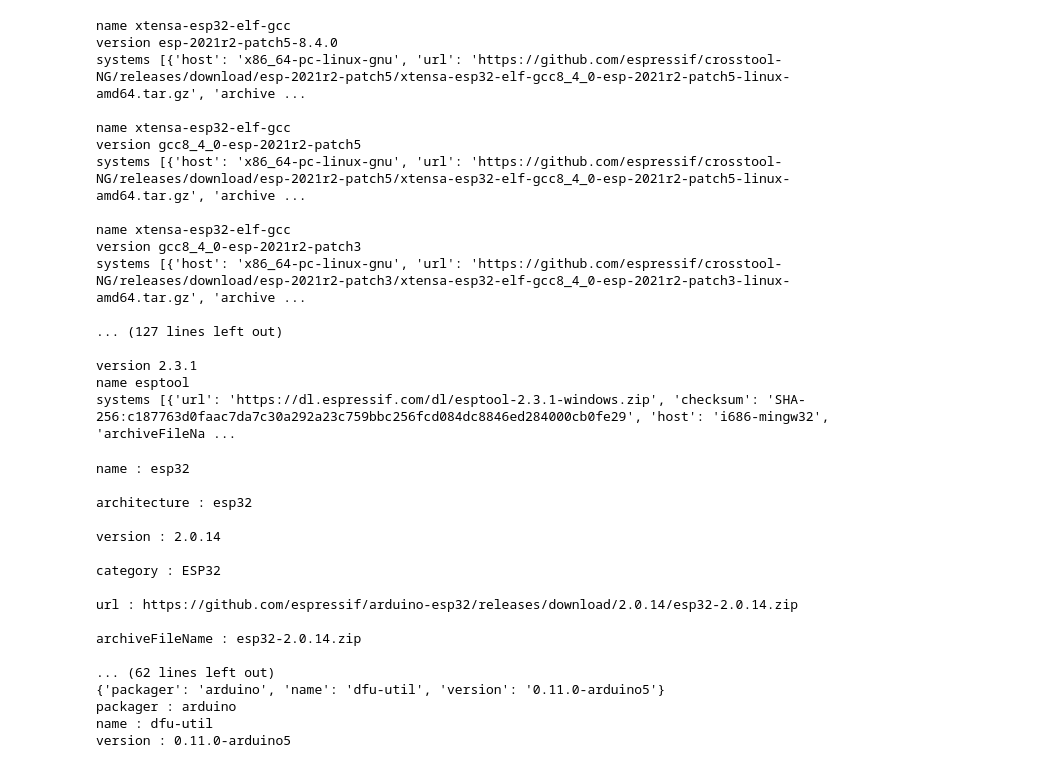
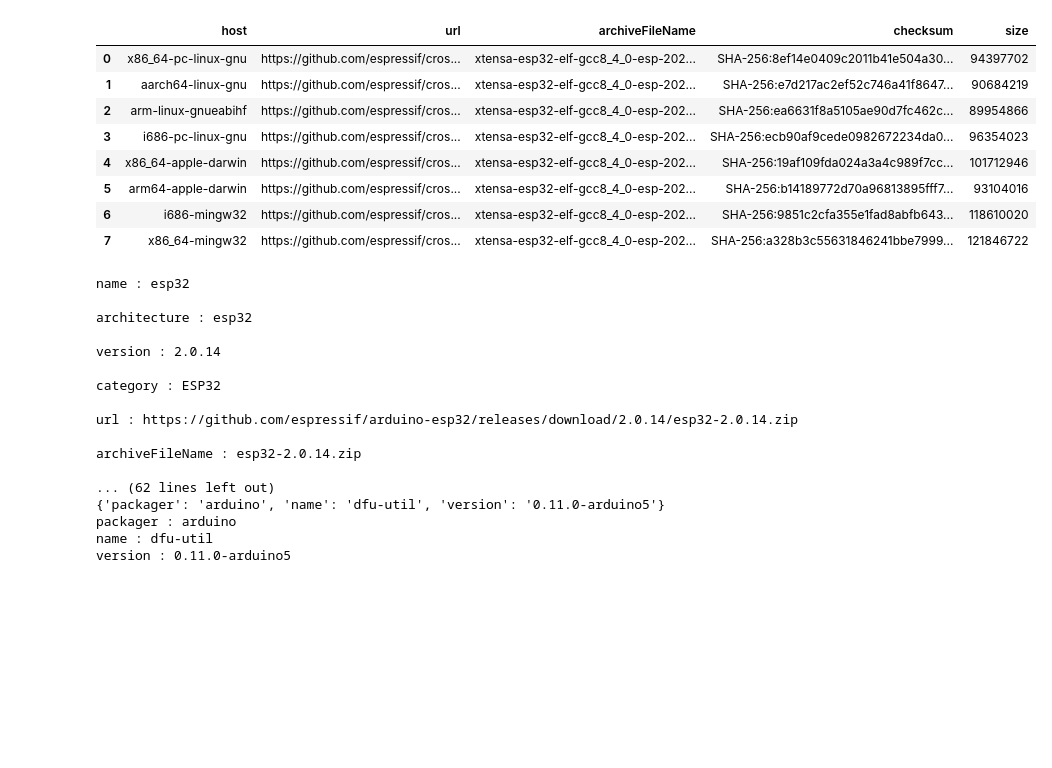
Before and after one commit to jdavid54/jupyter_notebooks, a Jupyter notebook: esp32_esp8266_boards_json.ipynb, the cells around one changed output. Cells and saved outputs as stored; diff of their text form; code cells hidden in the pictures; blank space fills up the shorter version.

```diff
--- a/esp32_esp8266_boards_json.ipynb
+++ b/esp32_esp8266_boards_json.ipynb
@@ -46,4 +153,4 @@ len(platforms)
 # %%
-tools=df.loc['tools'][0]
-len(tools)
+tools=df['tools'][0][0]
+len(tools),tools.items(),tools
 # %% [output]
@@ -65,0 +181,3 @@ toolsDependencies [{'packager': 'esp32', 'name': 'xtensa-esp32-elf-gcc', 'versio
+# %%
+systems = tools['systems']
+len(systems),systems
@@ -89,26 +225,15 @@ boards [{'name': 'ESP32 Dev Module'}, {'name': 'WEMOS LoLin32'}]
-# %%
-for tool in tools:
-    for n,v in tool.items():
-        print(n,v)
-    print()
-# %% [output]
-name xtensa-esp32-elf-gcc
-version esp-2021r2-patch5-8.4.0
-systems [{'host': 'x86_64-pc-linux-gnu', 'url': 'https://github.com/espressif/crosstool-NG/releases/download/esp-2021r2-patch5/xtensa-esp32-elf-gcc8_4_0-esp-2021r2-patch5-linux-amd64.tar.gz', 'archive ...
-
-name xtensa-esp32-elf-gcc
-version gcc8_4_0-esp-2021r2-patch5
-systems [{'host': 'x86_64-pc-linux-gnu', 'url': 'https://github.com/espressif/crosstool-NG/releases/download/esp-2021r2-patch5/xtensa-esp32-elf-gcc8_4_0-esp-2021r2-patch5-linux-amd64.tar.gz', 'archive ...
-
-name xtensa-esp32-elf-gcc
-version gcc8_4_0-esp-2021r2-patch3
-systems [{'host': 'x86_64-pc-linux-gnu', 'url': 'https://github.com/espressif/crosstool-NG/releases/download/esp-2021r2-patch3/xtensa-esp32-elf-gcc8_4_0-esp-2021r2-patch3-linux-amd64.tar.gz', 'archive ...
-
-... (127 lines left out)
-
-version 2.3.1
-name esptool
-systems [{'url': 'https://dl.espressif.com/dl/esptool-2.3.1-windows.zip', 'checksum': 'SHA-256:c187763d0faac7da7c30a292a23c759bbc256fcd084dc8846ed284000cb0fe29', 'host': 'i686-mingw32', 'archiveFileNa ...
+# %%
+pd.DataFrame(systems)
+# %% [output]
+|  | host | url | archiveFileName | checksum | size |
+| 0 | x86_64-pc-linux-gnu | https://github.com/espressif/cros... | xtensa-esp32-elf-gcc8_4_0-esp-202... | SHA-256:8ef14e0409c2011b41e504a30... | 94397702 |
+| 1 | aarch64-linux-gnu | https://github.com/espressif/cros... | xtensa-esp32-elf-gcc8_4_0-esp-202... | SHA-256:e7d217ac2ef52c746a41f8647... | 90684219 |
+| 2 | arm-linux-gnueabihf | https://github.com/espressif/cros... | xtensa-esp32-elf-gcc8_4_0-esp-202... | SHA-256:ea6631f8a5105ae90d7fc462c... | 89954866 |
+| 3 | i686-pc-linux-gnu | https://github.com/espressif/cros... | xtensa-esp32-elf-gcc8_4_0-esp-202... | SHA-256:ecb90af9cede0982672234da0... | 96354023 |
+| 4 | x86_64-apple-darwin | https://github.com/espressif/cros... | xtensa-esp32-elf-gcc8_4_0-esp-202... | SHA-256:19af109fda024a3a4c989f7cc... | 101712946 |
+| 5 | arm64-apple-darwin | https://github.com/espressif/cros... | xtensa-esp32-elf-gcc8_4_0-esp-202... | SHA-256:b14189772d70a96813895fff7... | 93104016 |
+| 6 | i686-mingw32 | https://github.com/espressif/cros... | xtensa-esp32-elf-gcc8_4_0-esp-202... | SHA-256:9851c2cfa355e1fad8abfb643... | 118610020 |
+| 7 | x86_64-mingw32 | https://github.com/espressif/cros... | xtensa-esp32-elf-gcc8_4_0-esp-202... | SHA-256:a328b3c55631846241bbe7999... | 121846722 |
 # %%
 # Creating an empty list to store the flattened dictionaries
 flattened_data = []
```
Also changed, not shown: parts of 13 cells of this notebook, 8 other files.
